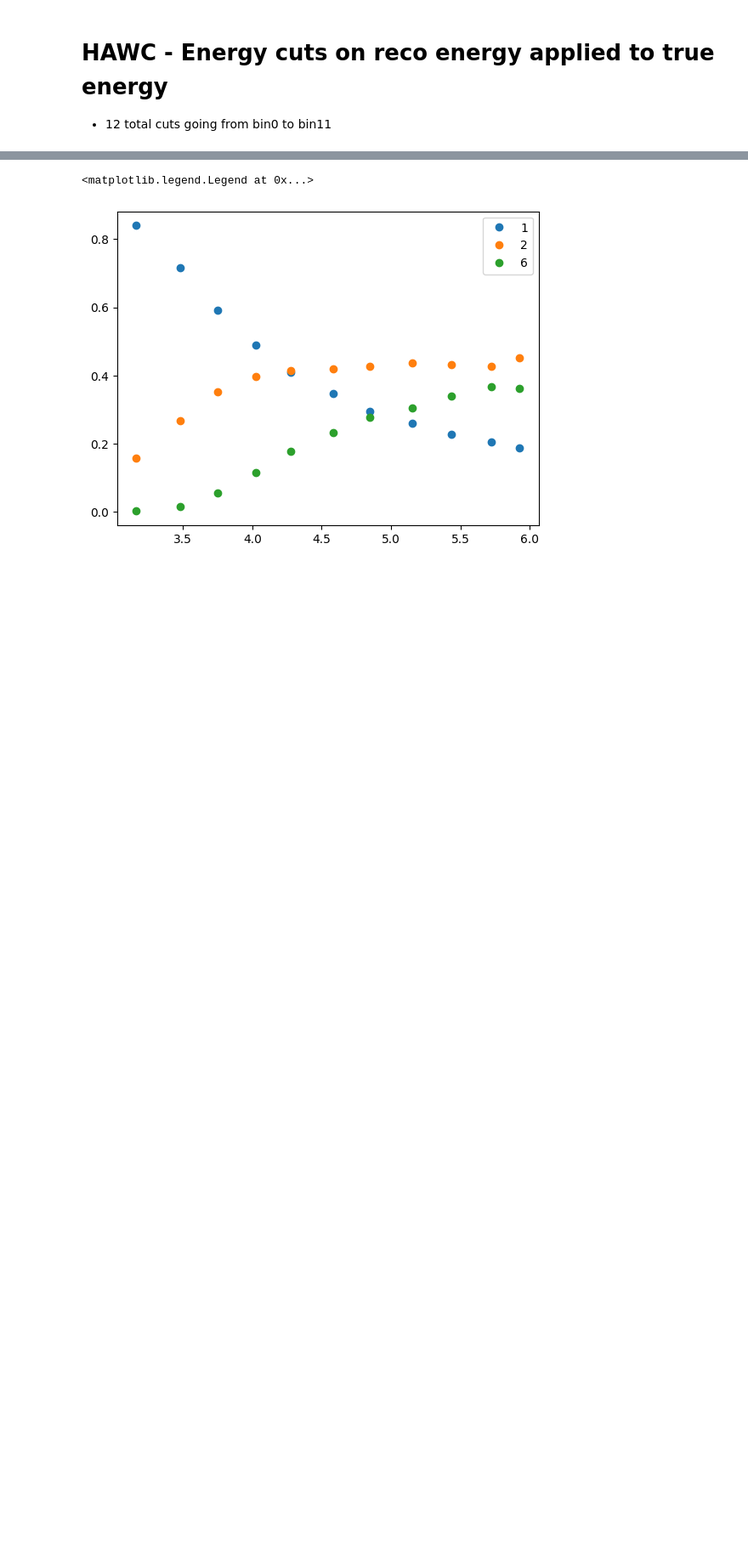
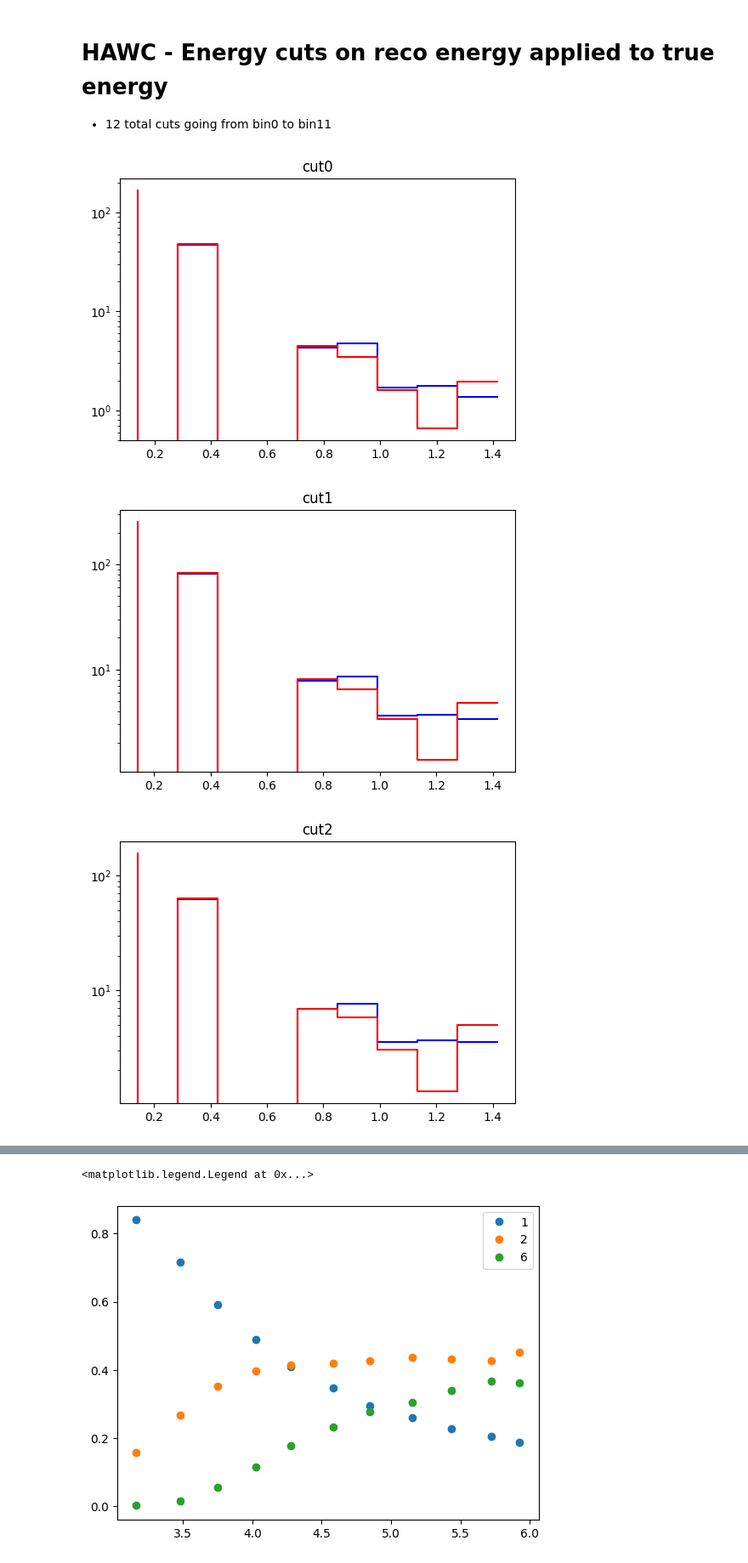
Before and after one commit to riyakore/WIPAC, a Jupyter notebook: HAWC_IceCube_Collab.ipynb, the cells around one changed output, grey strips where cells are left out. Shown at 85% size. Saved outputs shown, nothing was run; the diff lists cells and outputs as text; code cells hidden in the pictures; blank space fills up the shorter version.

```diff
--- a/HAWC_IceCube_Collab.ipynb
+++ b/HAWC_IceCube_Collab.ipynb
@@ -176,17 +200,36 @@ for i , j , k in zip(min_energies, max_energies, pinc_vals):
     cut = cut_energy(i, j , k)
     cuts.append(cut)
 # %%
-mean_energies = []
-mean_atomic = []
+mean_energies_gsf = []
+mean_energies_h3a = []
+mean_atomic_gsf = []
+mean_atomic_h3a = []
 
-for cut in cuts:
-    mean_energy = np.average(true_log_E[cut], weights = weights[cut])
-    mean_logz = np.average(np.log10(atomic_number[cut]), weights = weights[cut])
+for i, cut in enumerate(cuts):
+    mean_energy_gsf = np.average(log_true_E[cut], weights = gsf[cut])
+    mean_energy_h3a = np.average(log_true_E[cut], weights = h3a[cut])
+    mean_logz_gsf = np.average(np.log10(atomic_number[cut]), weights = gsf[cut])
+    mean_logz_h3a = np.average(np.log10(atomic_number[cut]), weights = h3a[cut])
 
-    mean_energies.append(mean_energy)
-    mean_atomic.append(mean_logz)
+    mean_energies_gsf.append(mean_energy_gsf)
+    mean_energies_h3a.append(mean_energy_h3a)
+    mean_atomic_gsf.append(mean_logz_gsf)
+    mean_atomic_h3a.append(mean_logz_h3a)
 
-    bins, edges = np.histogram(np.log10(atomic_number[cut]), weights = weights[cut])
+    bin_gsf, edge_gsf = np.histogram(np.log10(atomic_number[cut]), weights = gsf[cut])
+    bin_h3a, edge_h3a = np.histogram(np.log10(atomic_number[cut]), weights = h3a[cut])
     plt.figure(figsize = (6, 4))
-    plt.step(edges[1:], bins, 'b')
-    plt.hist()
+    plt.step(edge_gsf[1:], bin_gsf, 'b')
+    plt.step(edge_h3a[1:], bin_h3a, 'r')
+    plt.yscale('log')
+    plt.title(f"cut{i}")
+    plt.show()
+
+mean_energies_gsf = np.array(mean_energies_gsf)
+mean_energies_h3a = np.array(mean_energies_h3a)
+mean_atomic_gsf = np.array(mean_atomic_gsf)
+mean_atomic_h3a = np.array(mean_atomic_h3a)
+# %% [output]
+[figure, added]
+[figure, added]
+[figure, added]
```
Also changed, not shown: parts of 40 cells of this notebook, 1 other file.
